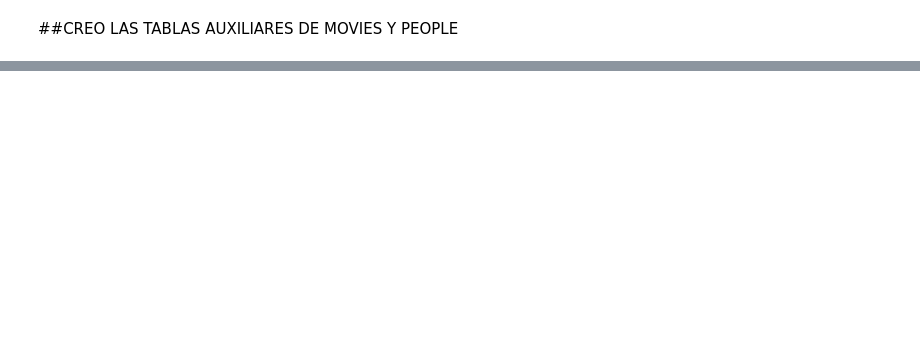
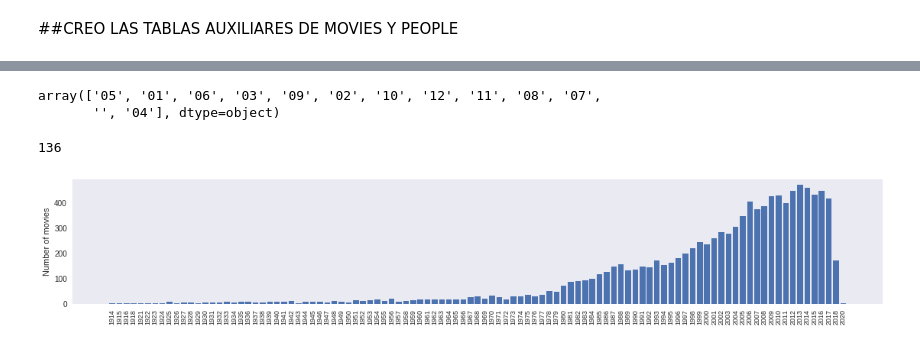
Before and after one commit to mandixbw/Cinema_KeysForSuccess, a Jupyter notebook: 06_Exploratory_Data_Analysis.ipynb, the cells around one changed output, grey strips where cells are left out. Cells and saved outputs as stored; diff of their text form; code cells hidden in the pictures; blank space fills up the shorter version.

Commit message:
Exploratory data analysis (work in progress - 2nd update)

```diff
--- a/06_Exploratory_Data_Analysis.ipynb
+++ b/06_Exploratory_Data_Analysis.ipynb
@@ -703,0 +1869,2 @@ dfMovies.info(memory_usage="deep")
+# %%
+dfMovies = dfMovies[dfMovies['status'] == 'Released']
@@ -703,0 +1878,3 @@ dfMovies.info(memory_usage="deep")
+# %%
+#Elimino los espacios en blanco en release date:
+dfMovies['release_date'] = dfMovies['release_date'].str.strip()
@@ -703,0 +1918,14 @@ dfMovies.info(memory_usage="deep")
+# %%
+#And this is the year:
+dfMovies['release_date'].map(lambda date: date[5:7]).unique()
+# %% [output]
+array(['05', '01', '06', '03', '09', '02', '10', '12', '11', '08', '07',
+       '', '04'], dtype=object)
+# %%
+#So we can convert release_date into datetime format:
+dfMovies['release_date']= dfMovies['release_date'].map(pd.to_datetime)
+# %%
+#This converted our '' into None's.
+dfMovies['release_date'].isnull().sum()
+# %% [output]
+136
@@ -703,0 +1939,24 @@ dfMovies.info(memory_usage="deep")
+# %%
+#Si uso seaborn, de los cursos de DataCamp
+import matplotlib.pyplot as plt
+import seaborn as sns
+%matplotlib inline
+sns.set()
+#Esto es para el estilo, pero da un poco igual
+# %%
+X = dfMovies['release_date'].map(lambda datetime: datetime.year).value_counts().sort_index().index.map(lambda number: '%.0f'%number)
+Y = dfMovies['release_date'].map(lambda datetime: datetime.year).value_counts().sort_index().values
+
+figure, axes = plt.subplots(1,1)
+
+plt.bar(range(len(X)), Y)
+plt.xticks(range(len(X)), X, rotation=90, size=9)
+plt.grid(False)
+
+plt.ylabel('Number of movies')
+
+figure.set_size_inches([19,3])
+
+plt.show()
+# %% [output]
+[figure, added]
```
Also changed, not shown: parts of 210 cells of this notebook.
